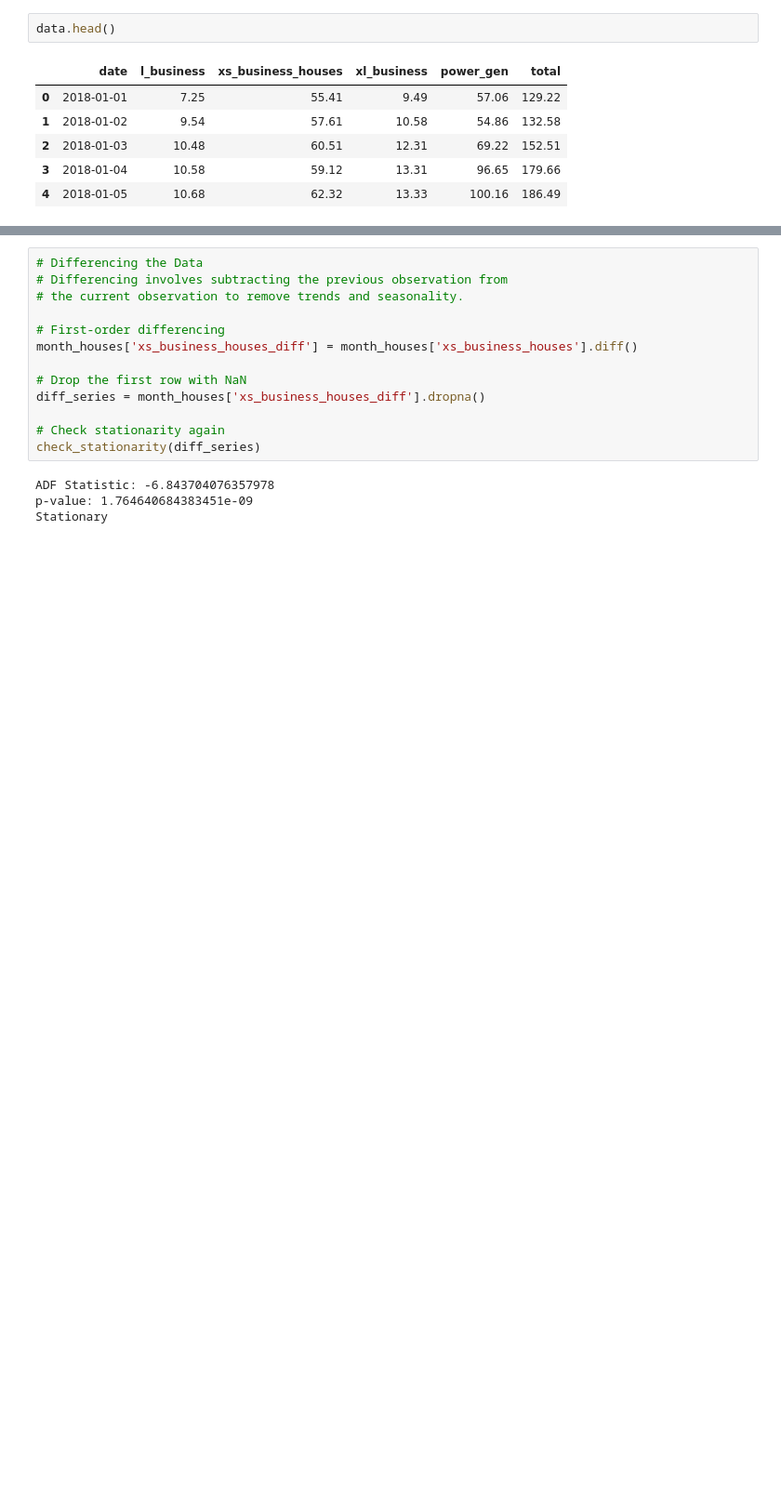
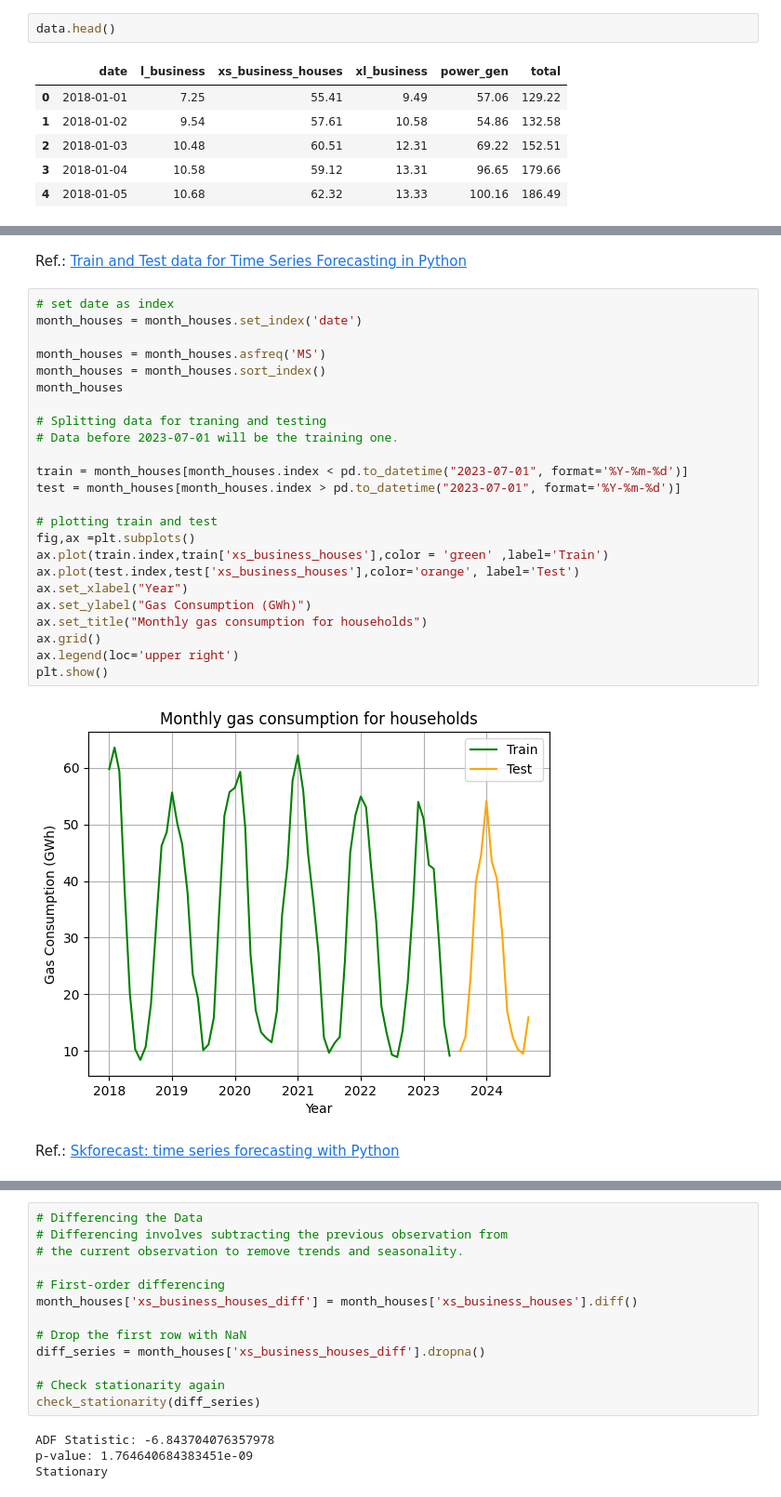
Before and after one commit to Kate-217/pogramming_for_data_analytics, a Jupyter notebook: project/project_2.ipynb, the cells around one changed output, grey strips where cells are left out. Shown at 93% size. Cells and saved outputs as stored; diff of their text form; blank space fills up the shorter version.

Commit message:
forecasting edited

```diff
--- a/project/project_2.ipynb
+++ b/project/project_2.ipynb
@@ -378,0 +368,30 @@ Before applying SARIMA, check if your time series data is stationary because SAR
+# %% [markdown]
+Ref.: [Train and Test data for Time Series Forecasting in Python ](https://builtin.com/data-science/time-series-forecasting-python)
+# %%
+# set date as index
+month_houses = month_houses.set_index('date')
+
+month_houses = month_houses.asfreq('MS')
+month_houses = month_houses.sort_index()
+month_houses
+
+# Splitting data for traning and testing
+# Data before 2023-07-01 will be the training one.
+
+train = month_houses[month_houses.index < pd.to_datetime("2023-07-01", format='%Y-%m-%d')]
+test = month_houses[month_houses.index > pd.to_datetime("2023-07-01", format='%Y-%m-%d')]
+
+# plotting train and test
+fig,ax =plt.subplots()
+ax.plot(train.index,train['xs_business_houses'],color = 'green' ,label='Train')
+ax.plot(test.index,test['xs_business_houses'],color='orange', label='Test')
+ax.set_xlabel("Year")
+ax.set_ylabel("Gas Consumption (GWh)")
+ax.set_title("Monthly gas consumption for households")
+ax.grid()
+ax.legend(loc='upper right')
+plt.show()
+# %% [output]
+[figure, added]
+# %% [markdown]
+Ref.: [Skforecast: time series forecasting with Python](https://cienciadedatos.net/documentos/py27-time-series-forecasting-python-scikitlearn#Hyperparameter-tuning)
```
Also changed, not shown: parts of 11 cells of this notebook.
